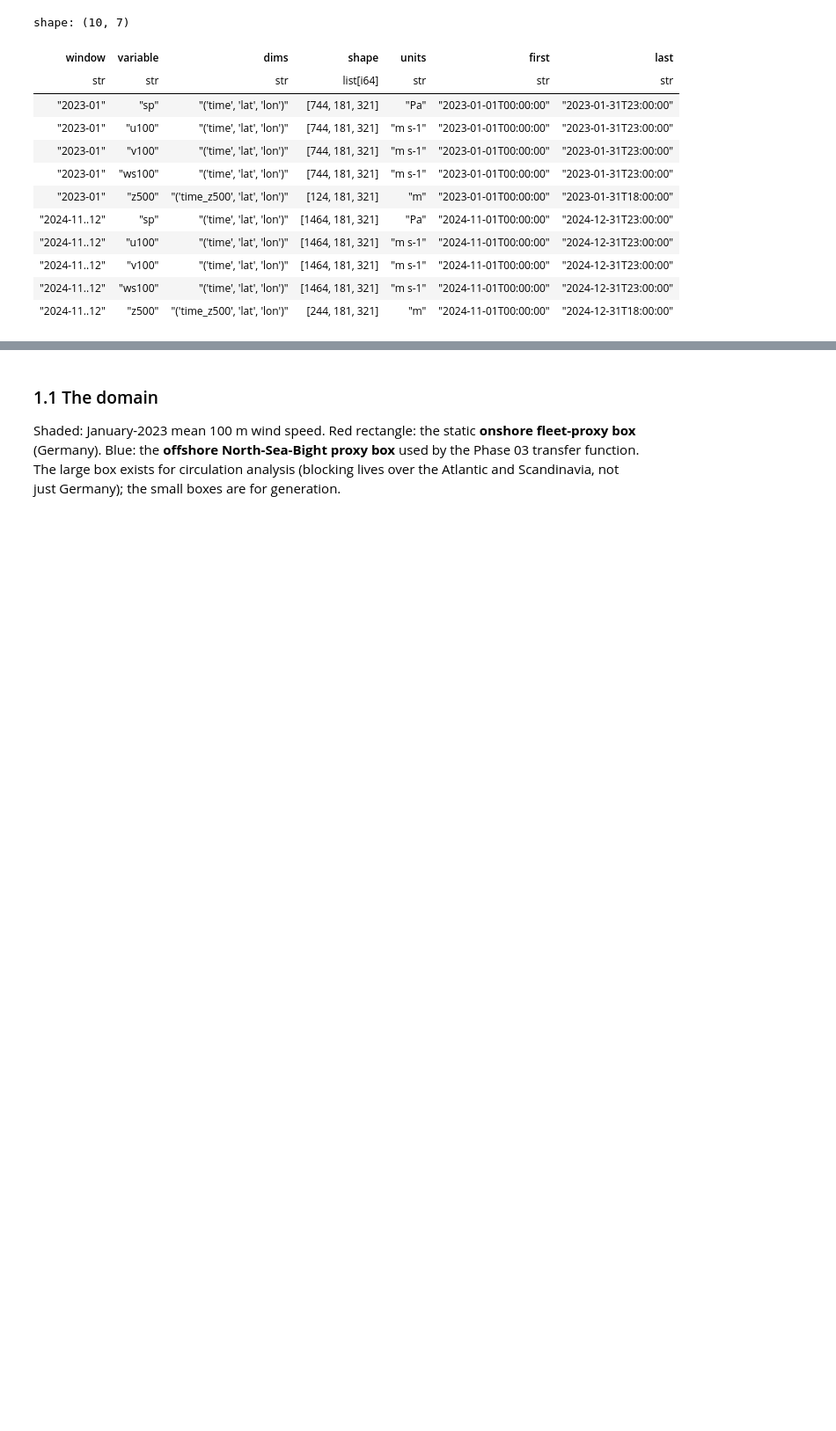
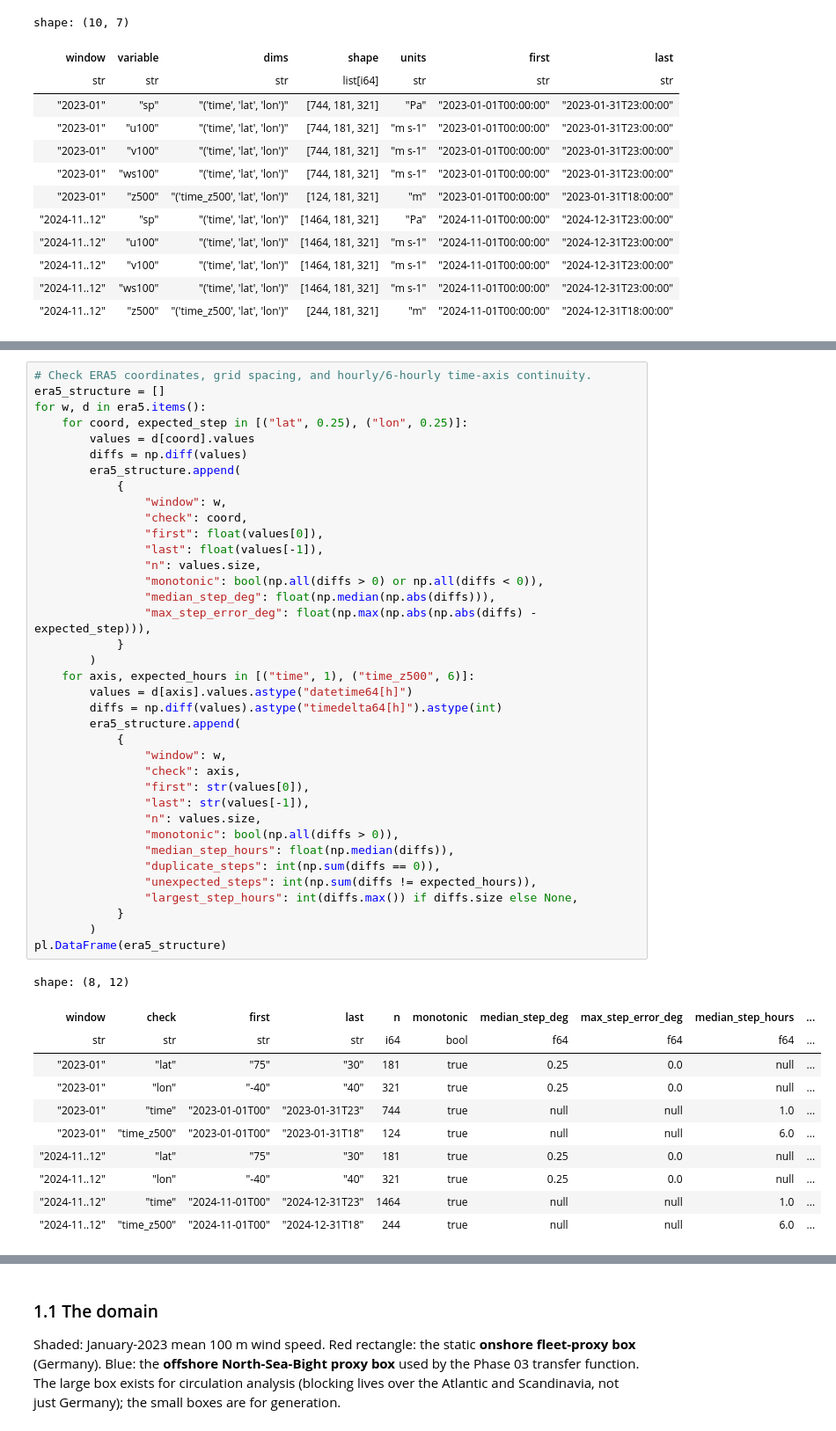
Before and after one commit to TunaHim/EuroGrid-Climate-Dynamics, a Jupyter notebook: notebooks/01_eda.ipynb, the cells around one changed output, grey strips where cells are left out. Shown at 88% size. Saved outputs shown, nothing was run; the diff lists cells and outputs as text; blank space fills up the shorter version.

```diff
--- a/notebooks/01_eda.ipynb
+++ b/notebooks/01_eda.ipynb
@@ -125,0 +137,49 @@ shape: (10, 7)
+# %%
+# Check ERA5 coordinates, grid spacing, and hourly/6-hourly time-axis continuity.
+era5_structure = []
+for w, d in era5.items():
+    for coord, expected_step in [("lat", 0.25), ("lon", 0.25)]:
+        values = d[coord].values
+        diffs = np.diff(values)
+        era5_structure.append(
+            {
+                "window": w,
+                "check": coord,
+                "first": float(values[0]),
+                "last": float(values[-1]),
+                "n": values.size,
+                "monotonic": bool(np.all(diffs > 0) or np.all(diffs < 0)),
+                "median_step_deg": float(np.median(np.abs(diffs))),
+                "max_step_error_deg": float(np.max(np.abs(np.abs(diffs) - expected_step))),
+            }
+        )
+    for axis, expected_hours in [("time", 1), ("time_z500", 6)]:
+        values = d[axis].values.astype("datetime64[h]")
+        diffs = np.diff(values).astype("timedelta64[h]").astype(int)
+        era5_structure.append(
+            {
+                "window": w,
+                "check": axis,
+                "first": str(values[0]),
+                "last": str(values[-1]),
+                "n": values.size,
+                "monotonic": bool(np.all(diffs > 0)),
+                "median_step_hours": float(np.median(diffs)),
+                "duplicate_steps": int(np.sum(diffs == 0)),
+                "unexpected_steps": int(np.sum(diffs != expected_hours)),
+                "largest_step_hours": int(diffs.max()) if diffs.size else None,
+            }
+        )
+pl.DataFrame(era5_structure)
+# %% [output]
+shape: (8, 12)
+| window | check | first | last | n | monotonic | median_step_deg | max_step_error_deg | median_step_hours | ... |
+| str | str | str | str | i64 | bool | f64 | f64 | f64 | ... |
+| "2023-01" | "lat" | "75" | "30" | 181 | true | 0.25 | 0.0 | null | ... |
+| "2023-01" | "lon" | "-40" | "40" | 321 | true | 0.25 | 0.0 | null | ... |
+| "2023-01" | "time" | "2023-01-01T00" | "2023-01-31T23" | 744 | true | null | null | 1.0 | ... |
+| "2023-01" | "time_z500" | "2023-01-01T00" | "2023-01-31T18" | 124 | true | null | null | 6.0 | ... |
+| "2024-11..12" | "lat" | "75" | "30" | 181 | true | 0.25 | 0.0 | null | ... |
+| "2024-11..12" | "lon" | "-40" | "40" | 321 | true | 0.25 | 0.0 | null | ... |
+| "2024-11..12" | "time" | "2024-11-01T00" | "2024-12-31T23" | 1464 | true | null | null | 1.0 | ... |
+| "2024-11..12" | "time_z500" | "2024-11-01T00" | "2024-12-31T18" | 244 | true | null | null | 6.0 | ... |
```
Also changed, not shown: parts of 13 cells of this notebook.
